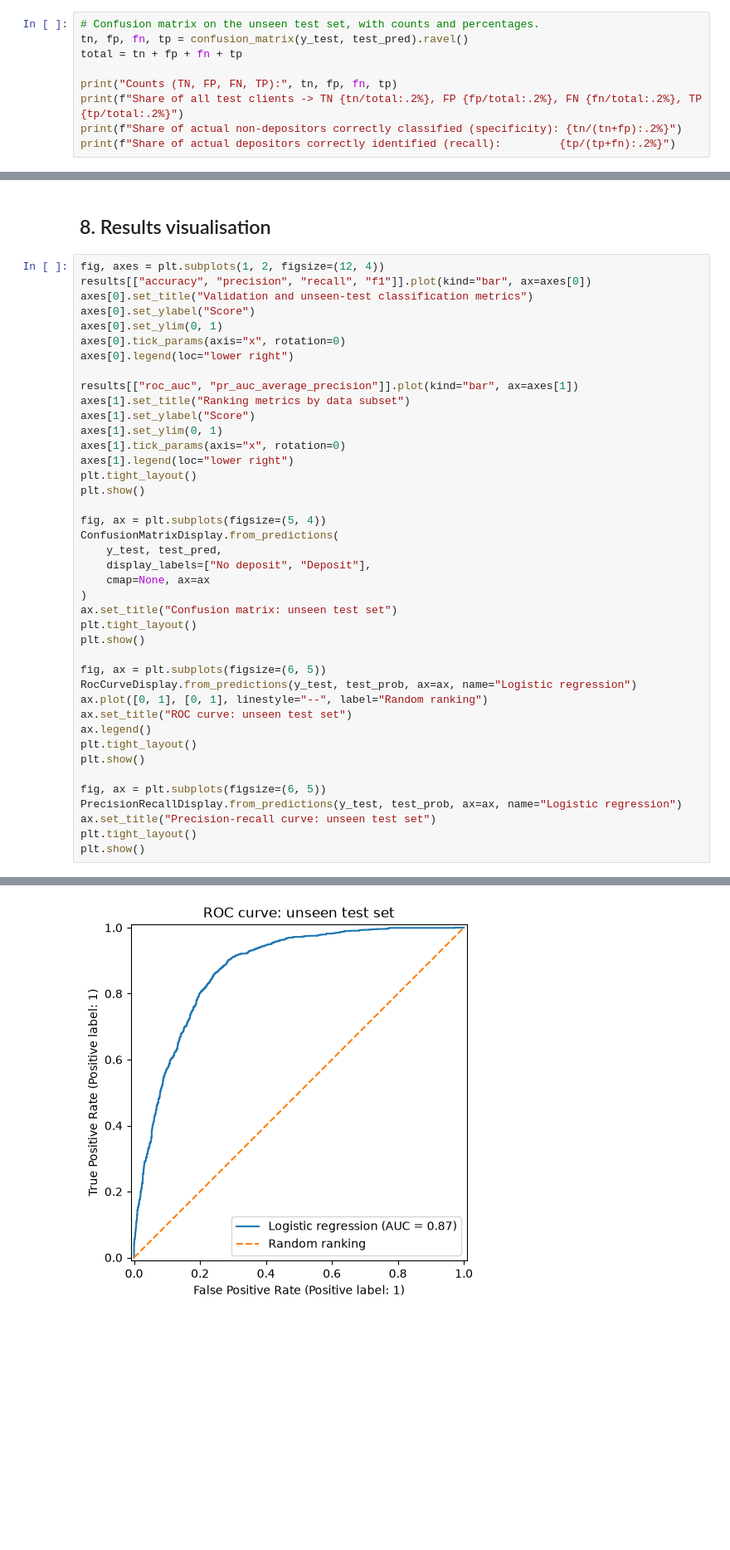
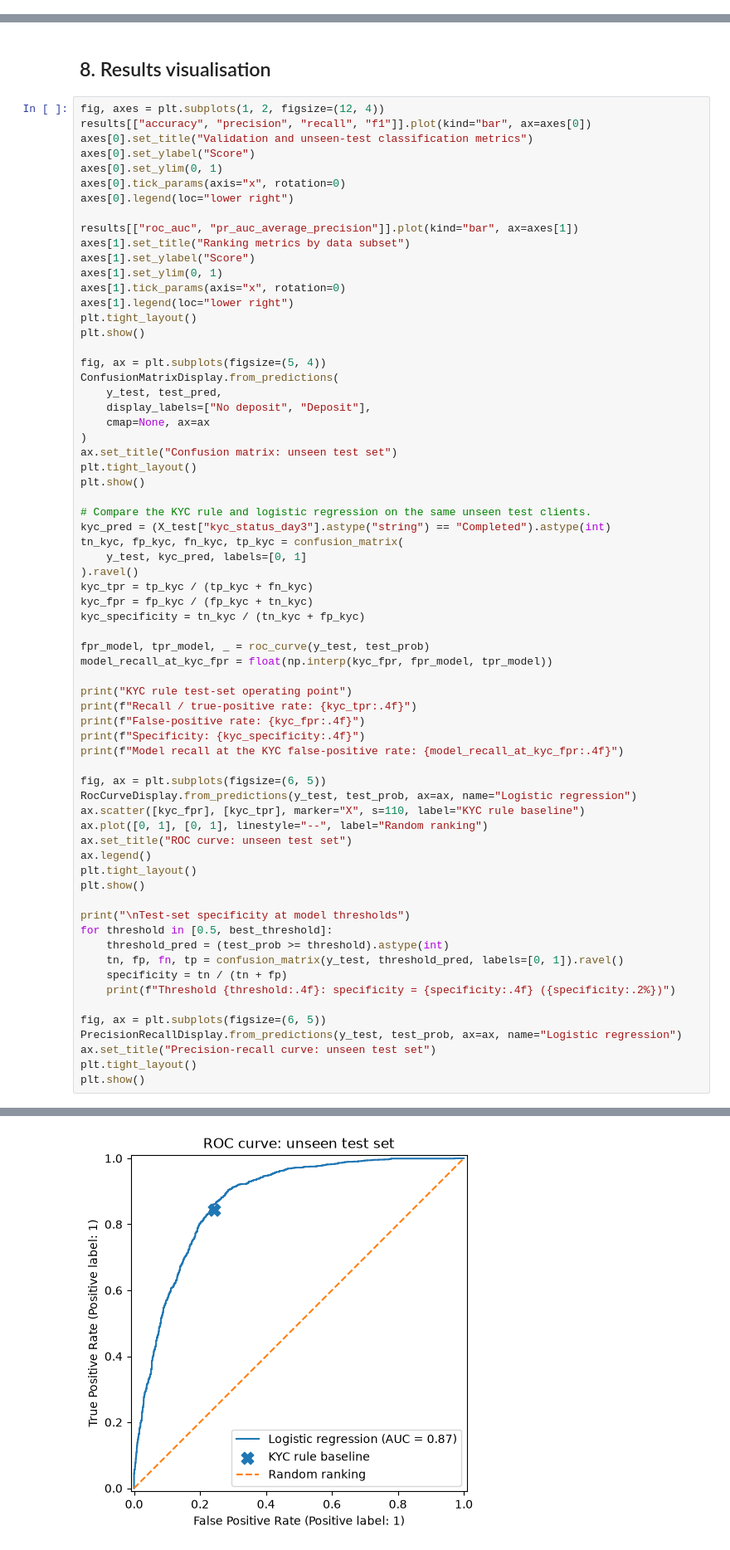
Before and after one commit to Naphakade/-stadioequities-activation-prediction-, a Jupyter notebook: SS3_PartB .ipynb, the cells around one changed output, grey strips where cells are left out. Shown at 83% size. Saved outputs shown, nothing was run; the diff lists cells and outputs as text; blank space fills up the shorter version.

```diff
--- a/SS3_PartB .ipynb
+++ b/SS3_PartB .ipynb
@@ -762,9 +561,0 @@ Test Brier score: 0.1398
-# %%
-# Confusion matrix on the unseen test set, with counts and percentages.
-tn, fp, fn, tp = confusion_matrix(y_test, test_pred).ravel()
-total = tn + fp + fn + tp
-
-print("Counts (TN, FP, FN, TP):", tn, fp, fn, tp)
-print(f"Share of all test clients -> TN {tn/total:.2%}, FP {fp/total:.2%}, FN {fn/total:.2%}, TP {tp/total:.2%}")
-print(f"Share of actual non-depositors correctly classified (specificity): {tn/(tn+fp):.2%}")
-print(f"Share of actual depositors correctly identified (recall):         {tp/(tp+fn):.2%}")
@@ -992,14 +592,40 @@ ax.set_title("Confusion matrix: unseen test set")
 plt.tight_layout()
 plt.show()
 
+# Compare the KYC rule and logistic regression on the same unseen test clients.
+kyc_pred = (X_test["kyc_status_day3"].astype("string") == "Completed").astype(int)
+tn_kyc, fp_kyc, fn_kyc, tp_kyc = confusion_matrix(
+    y_test, kyc_pred, labels=[0, 1]
+).ravel()
+kyc_tpr = tp_kyc / (tp_kyc + fn_kyc)
+kyc_fpr = fp_kyc / (fp_kyc + tn_kyc)
+kyc_specificity = tn_kyc / (tn_kyc + fp_kyc)
+
+fpr_model, tpr_model, _ = roc_curve(y_test, test_prob)
+model_recall_at_kyc_fpr = float(np.interp(kyc_fpr, fpr_model, tpr_model))
+
+print("KYC rule test-set operating point")
+print(f"Recall / true-positive rate: {kyc_tpr:.4f}")
+print(f"False-positive rate: {kyc_fpr:.4f}")
+print(f"Specificity: {kyc_specificity:.4f}")
+print(f"Model recall at the KYC false-positive rate: {model_recall_at_kyc_fpr:.4f}")
+
 fig, ax = plt.subplots(figsize=(6, 5))
 RocCurveDisplay.from_predictions(y_test, test_prob, ax=ax, name="Logistic regression")
+ax.scatter([kyc_fpr], [kyc_tpr], marker="X", s=110, label="KYC rule baseline")
 ax.plot([0, 1], [0, 1], linestyle="--", label="Random ranking")
 ax.set_title("ROC curve: unseen test set")
 ax.legend()
 plt.tight_layout()
 plt.show()
 
+print("\nTest-set specificity at model thresholds")
+for threshold in [0.5, best_threshold]:
+    threshold_pred = (test_prob >= threshold).astype(int)
+    tn, fp, fn, tp = confusion_matrix(y_test, threshold_pred, labels=[0, 1]).ravel()
+    specificity = tn / (tn + fp)
+    print(f"Threshold {threshold:.4f}: specificity = {specificity:.4f} ({specificity:.2%})")
+
 fig, ax = plt.subplots(figsize=(6, 5))
 PrecisionRecallDisplay.from_predictions(y_test, test_prob, ax=ax, name="Logistic regression")
 ax.set_title("Precision-recall curve: unseen test set")
@@ -1011 +642 @@ plt.show()
-[figure, old version]
+[figure, new version]
```
Also changed, not shown: parts of 24 cells of this notebook.
